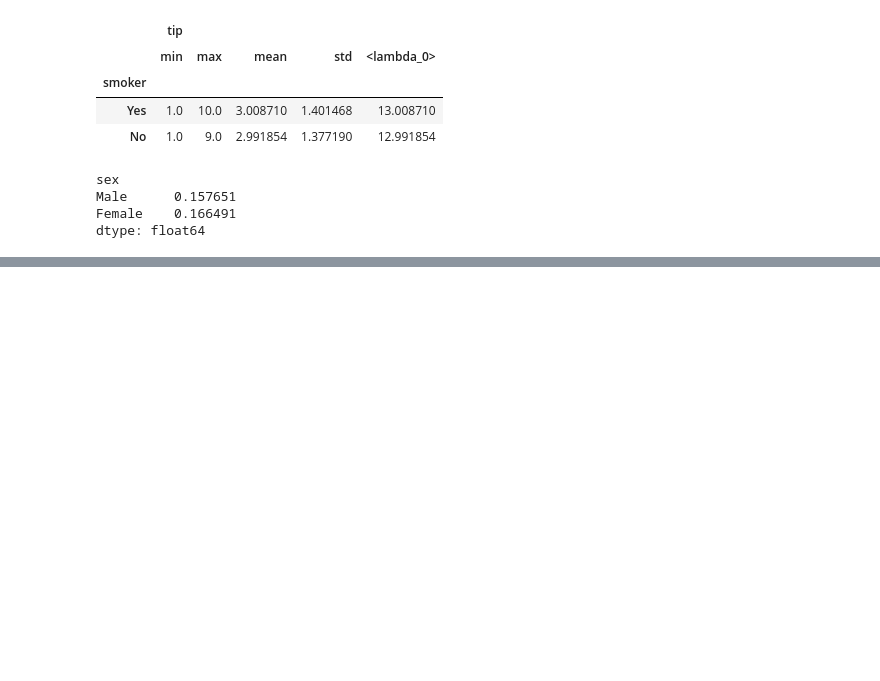
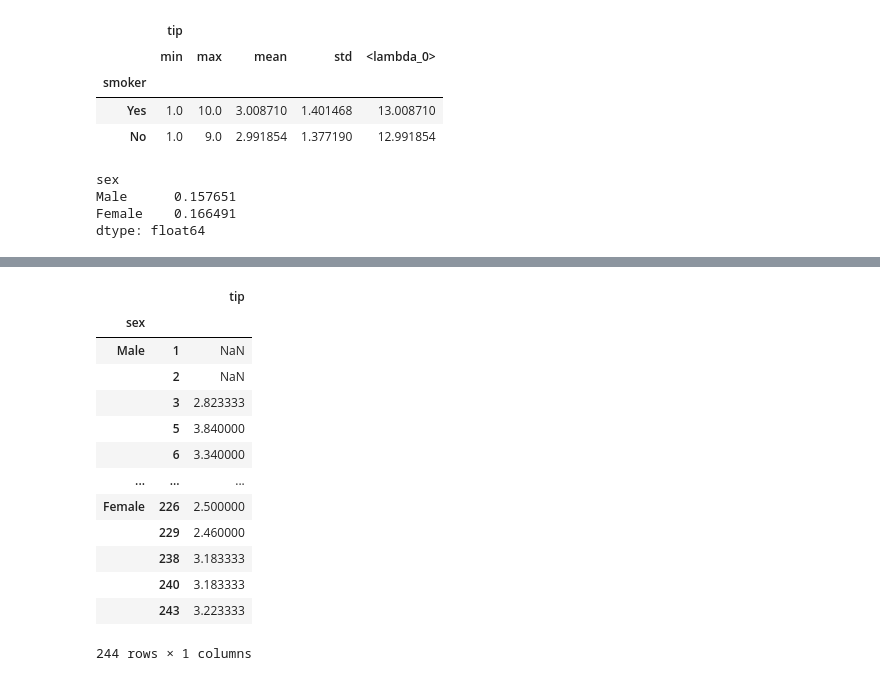
Before and after one commit to vcautela/Data_Wrangling, a Jupyter notebook: Data_Wrangling.ipynb, the cells around one changed output, grey strips where cells are left out. Saved outputs shown, nothing was run; the diff lists cells and outputs as text; code cells hidden in the pictures; blank space fills up the shorter version.

```diff
--- a/Data_Wrangling.ipynb
+++ b/Data_Wrangling.ipynb
@@ -382,0 +403,19 @@ dtype: float64
+# %%
+# rolling mean ->  Isso significa que, para cada grupo de sexo, você está calculando a média dos últimos 3 valores da coluna 'tip'.
+
+df.groupby('sex')[['tip']].rolling(3).mean()
+# %% [output]
+|  |  | tip |
+| sex |  |  |
+| Male | 1 | NaN |
+|  | 2 | NaN |
+|  | 3 | 2.823333 |
+|  | 5 | 3.840000 |
+|  | 6 | 3.340000 |
+| ... | ... | ... |
+| Female | 226 | 2.500000 |
+|  | 229 | 2.460000 |
+|  | 238 | 3.183333 |
+|  | 240 | 3.183333 |
+|  | 243 | 3.223333 |
+244 rows × 1 columns
```
Also changed, not shown: parts of 3 cells of this notebook.
